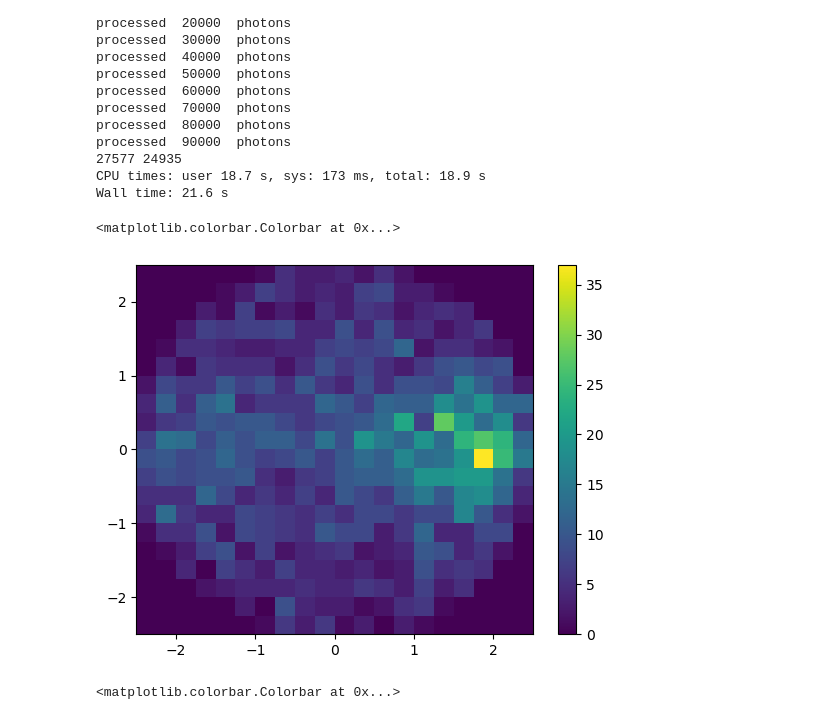
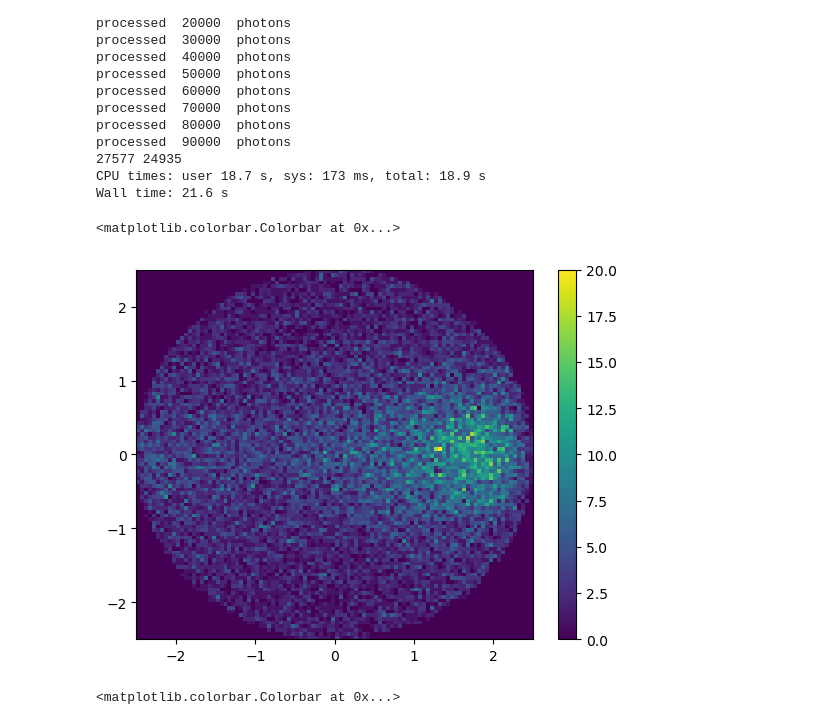
Before and after one commit to acolijn/OptoSim, a Jupyter notebook: notebook/PropagationVerification.ipynb, the cells around one changed output. Drawn from its saved outputs; the diff is of its cells as text; code cells hidden in the pictures.

```diff
--- a/notebook/PropagationVerification.ipynb
+++ b/notebook/PropagationVerification.ipynb
@@ -100,11 +100,11 @@ CPU times: user 18.7 s, sys: 173 ms, total: 18.9 s
 Wall time: 21.6 s
 # %%
 R = config['geometry']['radius']
-h2=plt.hist2d(xt,yt,bins=(20,20),range=((-R,R),(-R,R)))#, norm=mpl.colors.LogNorm())
+h2=plt.hist2d(xt,yt,bins=(100,100),range=((-R,R),(-R,R)))#, norm=mpl.colors.LogNorm())
 plt.colorbar()
 # %% [output]
 <matplotlib.colorbar.Colorbar at 0x...>
-[figure, old version]
+[figure, new version]
 # %%
 R = config['geometry']['radius']
 h2=plt.hist2d(xt,yt,bins=(200,200),range=((-R,R),(-R,R)))#, norm=mpl.colors.LogNorm())
```
